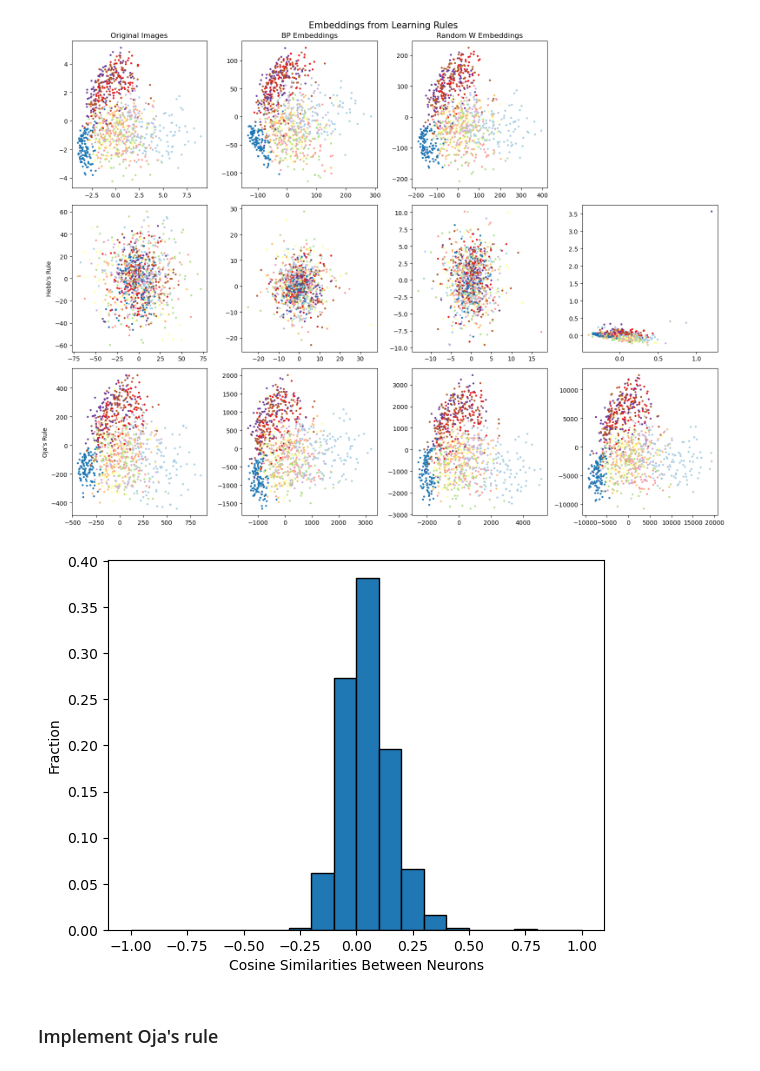
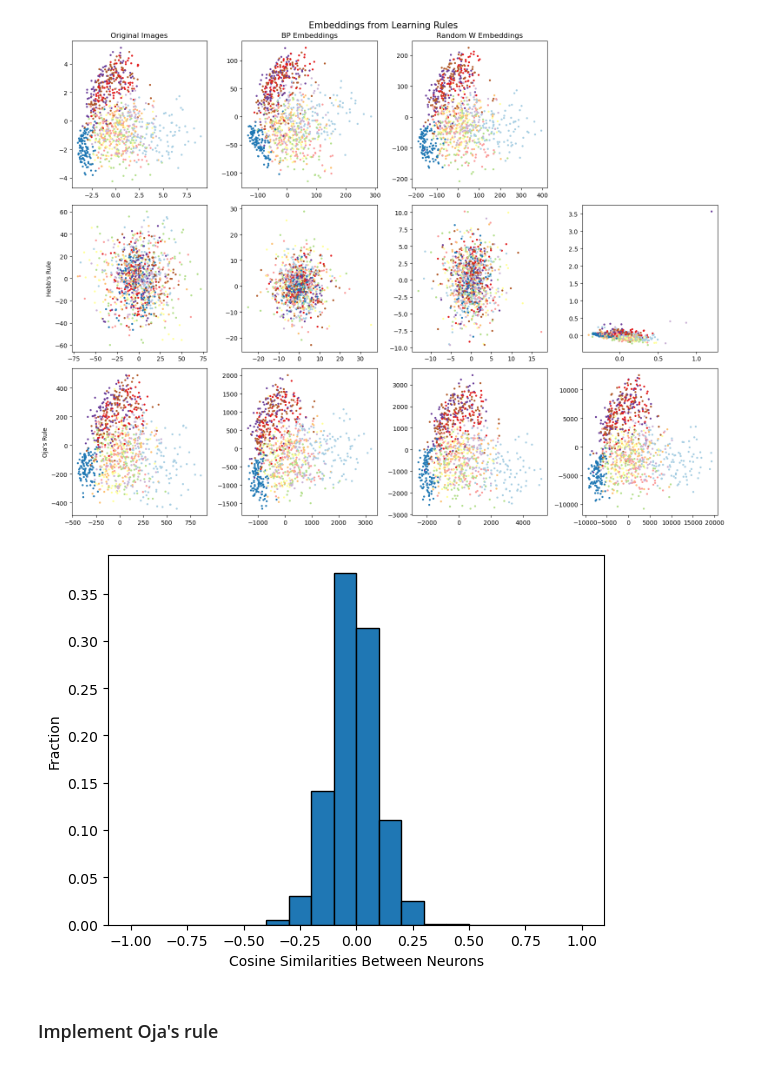
Before and after one commit to cutterdawes/HebbianLearning, a Jupyter notebook: experimental.ipynb, the cells around one changed output. Drawn from its saved outputs; the diff is of its cells as text; code cells hidden in the pictures.

```diff
--- a/experimental.ipynb
+++ b/experimental.ipynb
@@ -134,9 +143,9 @@ def plot_neuron_similarities(model, num_samples):
     plt.ylabel('Fraction')
     plt.show()
 # %%
-plot_neuron_similarities(baseline, 1000)
+plot_neuron_similarities(hebbs_rule50, 1000)
 # %% [output]
-[figure, old version]
+[figure, new version]
 # %% [markdown]
 ### Implement Oja's rule
 # %%
```
Also changed, not shown: parts of 13 cells of this notebook, 1 other file.
